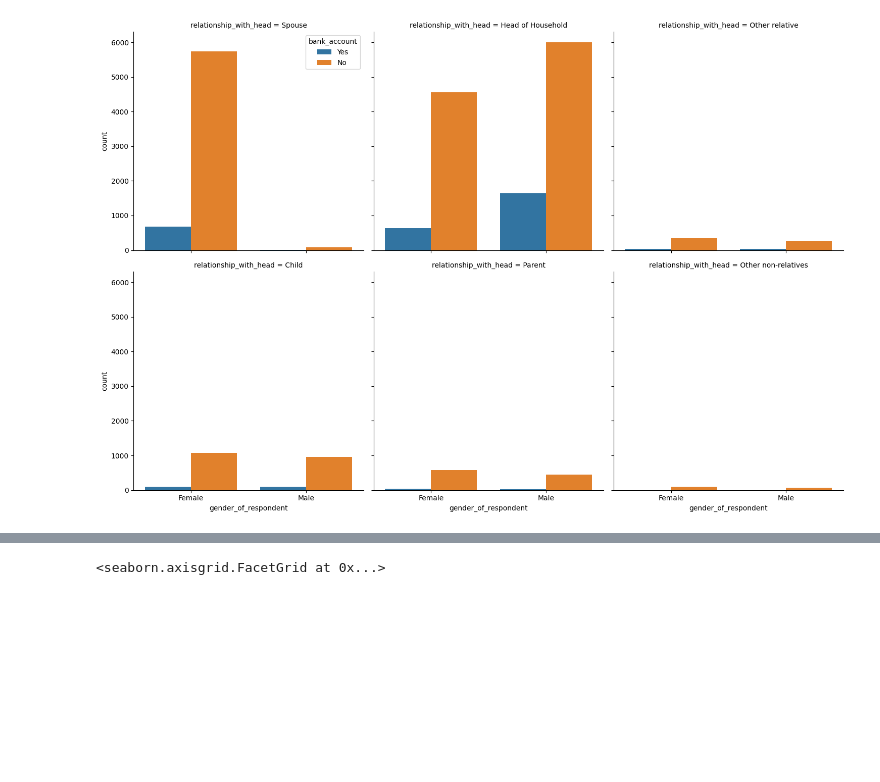
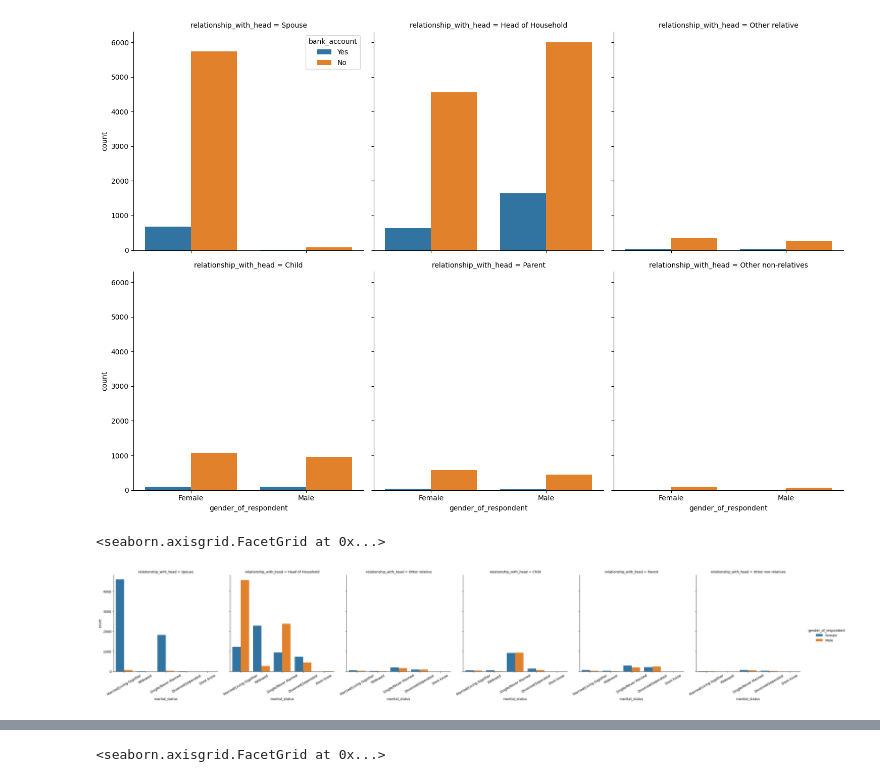
Before and after one commit to ahquin/ds-financial-inclusion, a Jupyter notebook: ml-data-analyse.ipynb, the cells around one changed output, grey strips where cells are left out. Cells and saved outputs as stored; diff of their text form; code cells hidden in the pictures; blank space fills up the shorter version.

```diff
--- a/ml-data-analyse.ipynb
+++ b/ml-data-analyse.ipynb
@@ -252,6 +266,9 @@ sns.catplot(x="gender_of_respondent", col='relationship_with_head', data=df, hue
 # %%
 # ### next point: See if the case of women of household are divorcee
 
-# g = sns.catplot(x="marital_status", col='relationship_with_head', data=df, hue='gender_of_respondent', kind='count', col_wrap=1)
-# g.set_xticklabels(rotation=30)
+g = sns.catplot(x="marital_status", col='relationship_with_head', data=df, hue='gender_of_respondent', kind='count', col_wrap=6)
+g.set_xticklabels(rotation=30)
+# %% [output]
+<seaborn.axisgrid.FacetGrid at 0x...>
+[figure, added]
 # %%
```
Also changed, not shown: parts of 11 cells of this notebook, 2 other files.
